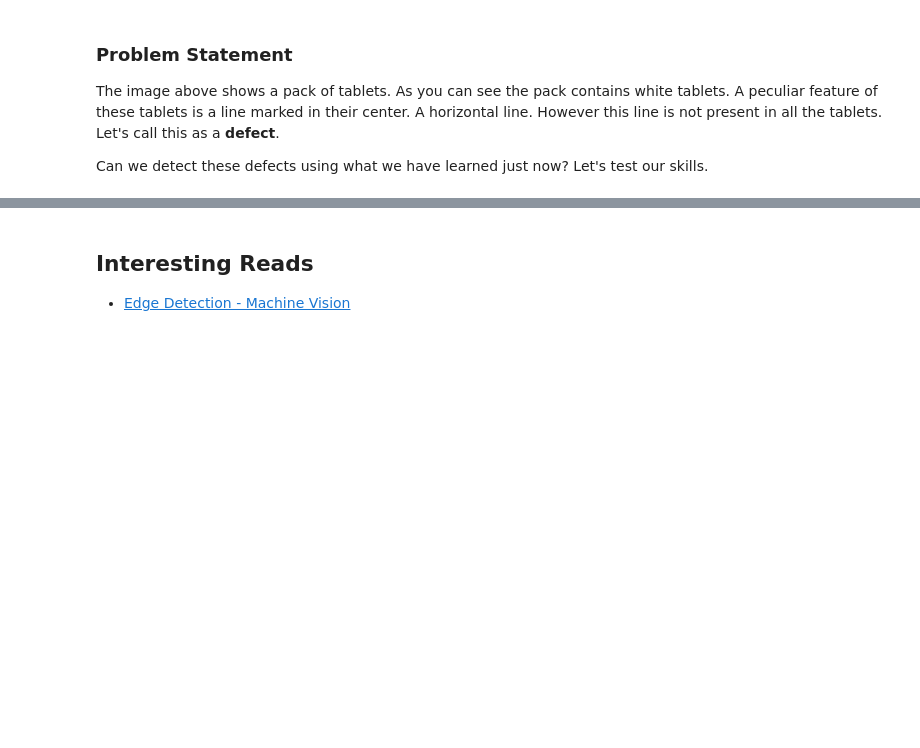
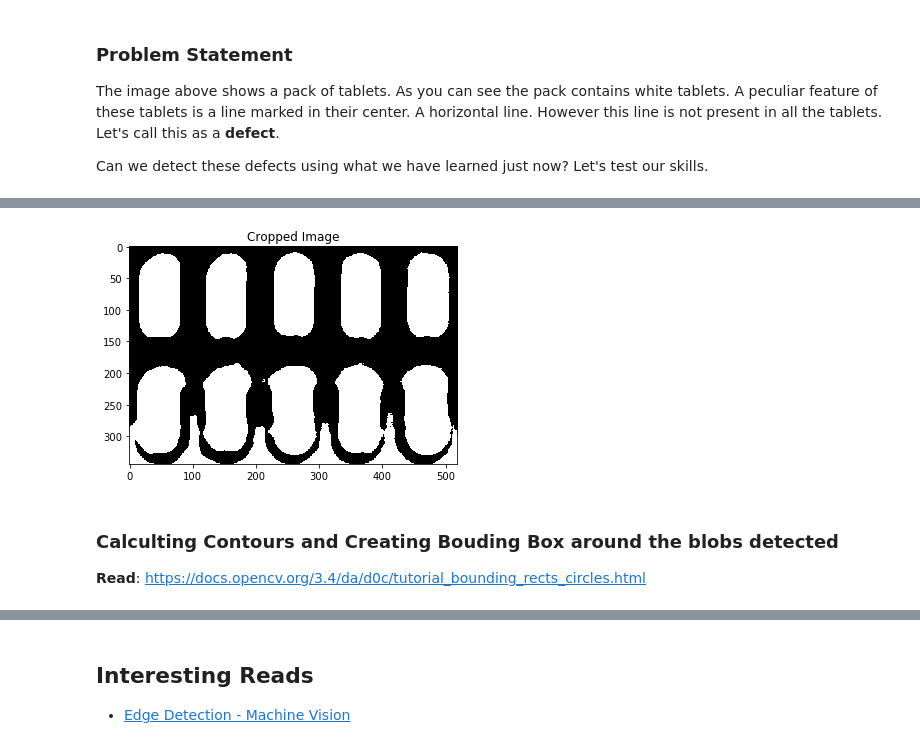
Before and after one commit to thisisashukla/computer-vision, a Jupyter notebook: 2_neighborhood-ops/02_edge_detection.ipynb, the cells around one changed output, grey strips where cells are left out. Drawn from its saved outputs; the diff is of its cells as text; code cells hidden in the pictures; blank space fills up the shorter version.

```diff
--- a/2_neighborhood-ops/02_edge_detection.ipynb
+++ b/2_neighborhood-ops/02_edge_detection.ipynb
@@ -266,0 +248,10 @@ plt.imshow(canny, cmap='gray', vmin=0, vmax=255)
+# %%
+plt.imshow(img_blr_th[30:-50, 25:-30], cmap = 'gray')
+plt.title('Cropped Image')
+plt.show()
+# %% [output]
+[figure, added]
+# %% [markdown]
+### Calculting Contours and Creating Bouding Box around the blobs detected
+
+**Read**: https://docs.opencv.org/3.4/da/d0c/tutorial_bounding_rects_circles.html
```
Also changed, not shown: parts of 13 cells of this notebook.
